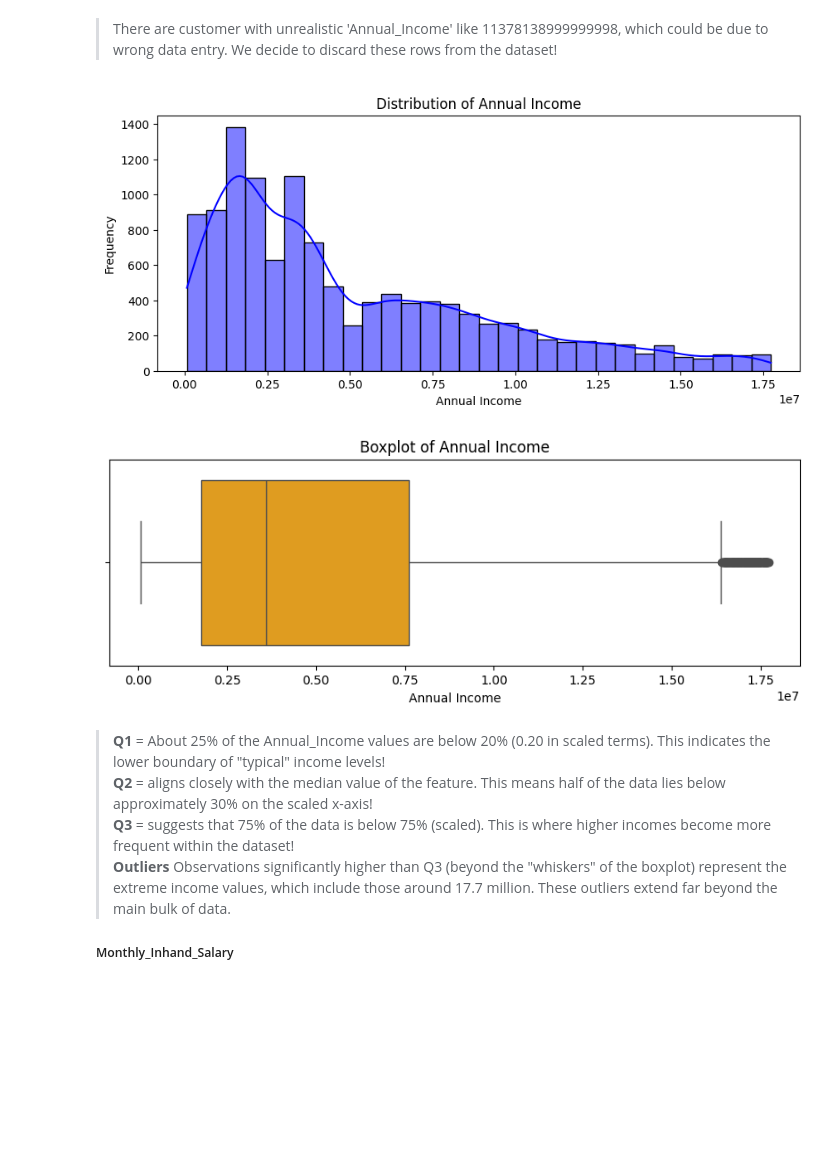
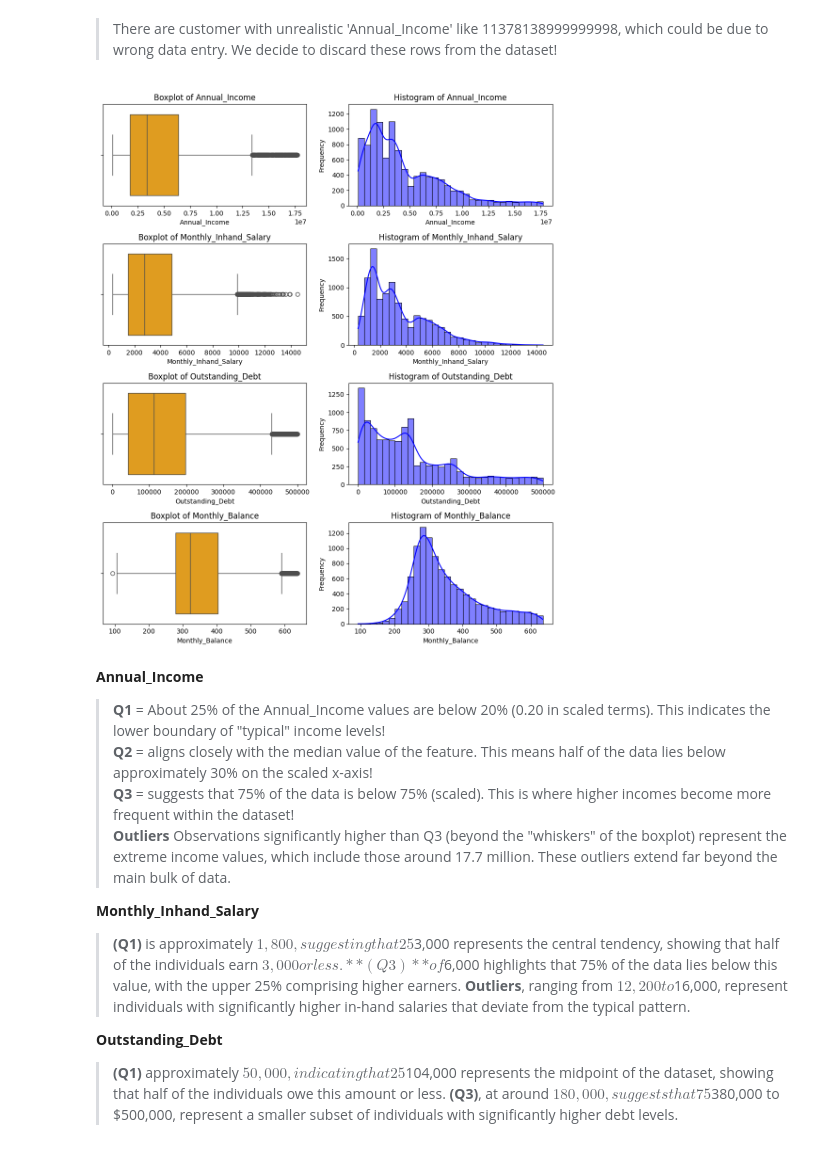
Before and after one commit to Darknight47/Data-Science-Projects-03, a Jupyter notebook: Credit_Scoring_Segmentation.ipynb, the cells around one changed output. Saved outputs shown, nothing was run; the diff lists cells and outputs as text; code cells hidden in the pictures; blank space fills up the shorter version.

Commit message:
distributions of key financial variables

```diff
--- a/Credit_Scoring_Segmentation.ipynb
+++ b/Credit_Scoring_Segmentation.ipynb
@@ -409,28 +409,54 @@ upper_bound = Q2 + 1.5 * IQR
 # Filtering out outliers
 filtered_dataset = final_dataset[(final_dataset['Annual_Income'] >= lower_bound) &
                                  (final_dataset['Annual_Income'] <= upper_bound)]
-# %%
-# Annual_Income
-plt.figure(figsize=(10, 4))
-sns.histplot(filtered_dataset['Annual_Income'], kde=True, bins=30, color='blue')
-plt.title('Distribution of Annual Income')
-plt.xlabel('Annual Income')
-plt.ylabel('Frequency')
-plt.show()
-# %% [output]
-[figure, removed]
-# %%
-plt.figure(figsize=(10, 3))
-sns.boxplot(x=filtered_dataset['Annual_Income'], color='orange')
-plt.title('Boxplot of Annual Income')
-plt.xlabel('Annual Income')
-plt.show()
-# %% [output]
-[figure, removed]
+# %%
+Q1 = filtered_dataset['Monthly_Balance'].quantile(0.25)
+Q2 = filtered_dataset['Monthly_Balance'].quantile(0.75)
+IQR = Q2 - Q1
+
+# Outlier range
+lower_bound = Q1 - 1.5 * IQR
+upper_bound = Q2 + 1.5 * IQR
+
+# Filtering out outliers
+filtered_dataset = filtered_dataset[(filtered_dataset['Monthly_Balance'] >= lower_bound) &
+                                 (filtered_dataset['Monthly_Balance'] <= upper_bound)]
+# %%
+# List of features to visualize
+features = ['Annual_Income', 'Monthly_Inhand_Salary', 'Outstanding_Debt', 'Monthly_Balance']
+
+# Define the layout (one row per feature, two plots per row)
+n_features = len(features)
+plt.figure(figsize=(10, 3 * n_features))
+# Loop through features and plot
+for i, feature in enumerate(features, 1):
+    # Subplot for boxplot
+    plt.subplot(n_features, 2, 2 * i - 1)
+    sns.boxplot(x=filtered_dataset[feature], color='orange')
+    plt.title(f'Boxplot of {feature}')
+    plt.xlabel(feature)
+
+    # Subplot for histogram
+    plt.subplot(n_features, 2, 2 * i)
+    sns.histplot(filtered_dataset[feature], kde=True, bins=30, color='blue')
+    plt.title(f'Histogram of {feature}')
+    plt.xlabel(feature)
+    plt.ylabel('Frequency')
+
+# Adjust layout for better visualization
+plt.tight_layout()
+plt.show()
+# %% [output]
+[figure, added]
 # %% [markdown]
-> **Q1** =  About 25% of the Annual_Income values are below 20% (0.20 in scaled terms). This indicates the lower boundary of "typical" income levels!
+**Annual_Income**
+>  **Q1** =  About 25% of the Annual_Income values are below 20% (0.20 in scaled terms). This indicates the lower boundary of "typical" income levels!
 **Q2** = aligns closely with the median value of the feature. This means half of the data lies below approximately 30% on the scaled x-axis!
 **Q3** = suggests that 75% of the data is below 75% (scaled). This is where higher incomes become more frequent within the dataset!
 **Outliers** Observations significantly higher than Q3 (beyond the "whiskers" of the boxplot) represent the extreme income values, which include those around 17.7 million. These outliers extend far beyond the main bulk of data.
 
-##### Monthly_Inhand_Salary
+**Monthly_Inhand_Salary**
+> **(Q1)** is approximately $1,800, suggesting that 25% of the individuals earn less than this amount. The median **(Q2)** of $3,000 represents the central tendency, showing that half of the individuals earn $3,000 or less. **(Q3)** of $6,000 highlights that 75% of the data lies below this value, with the upper 25% comprising higher earners. **Outliers**, ranging from $12,200 to $16,000, represent individuals with significantly higher in-hand salaries that deviate from the typical pattern.
+
+**Outstanding_Debt**
+>  **(Q1)** approximately $50,000, indicating that 25% of individuals have outstanding debts below this amount. **(Q2)** of $104,000 represents the midpoint of the dataset, showing that half of the individuals owe this amount or less. **(Q3)**, at around $180,000, suggests that 75% of the data lies below this debt level, while the remaining 25% includes individuals with higher outstanding debts. **Outliers**, ranging from $380,000 to $500,000, represent a smaller subset of individuals with significantly higher debt levels.
```
Also changed, not shown: parts of 4 cells of this notebook.
